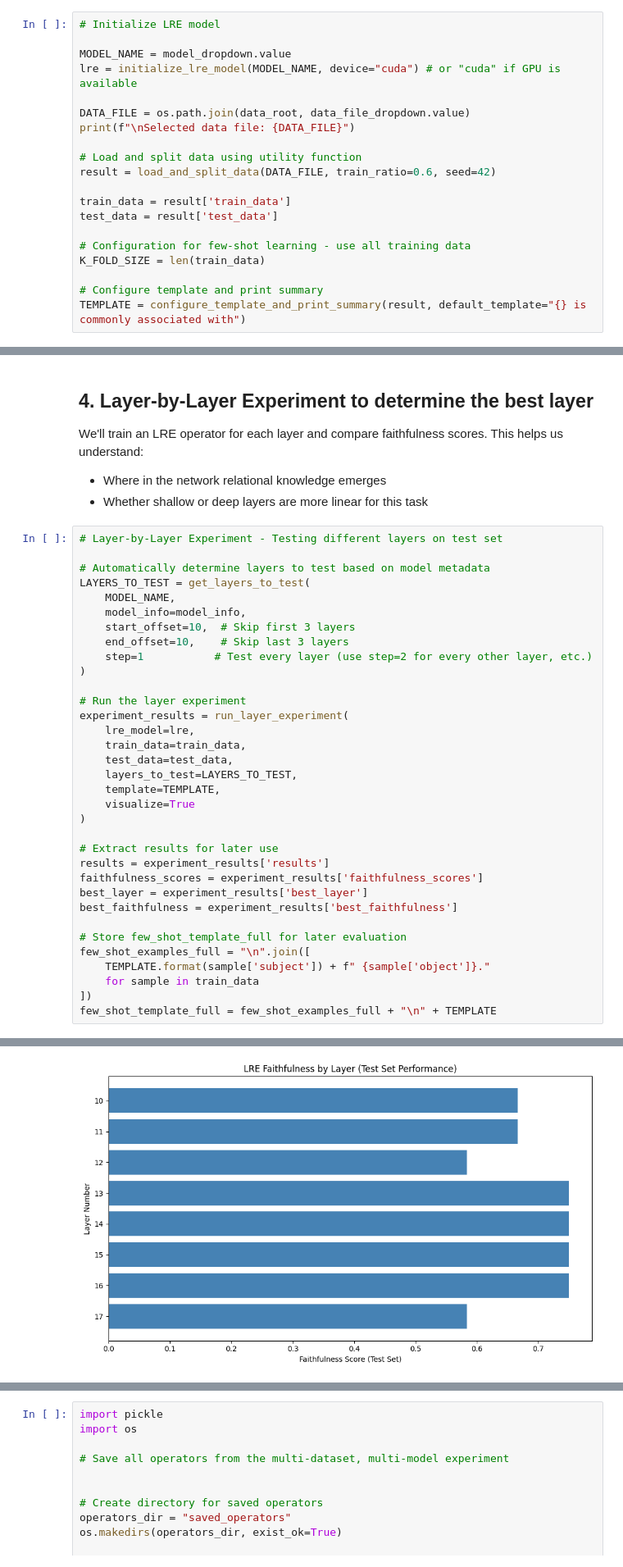
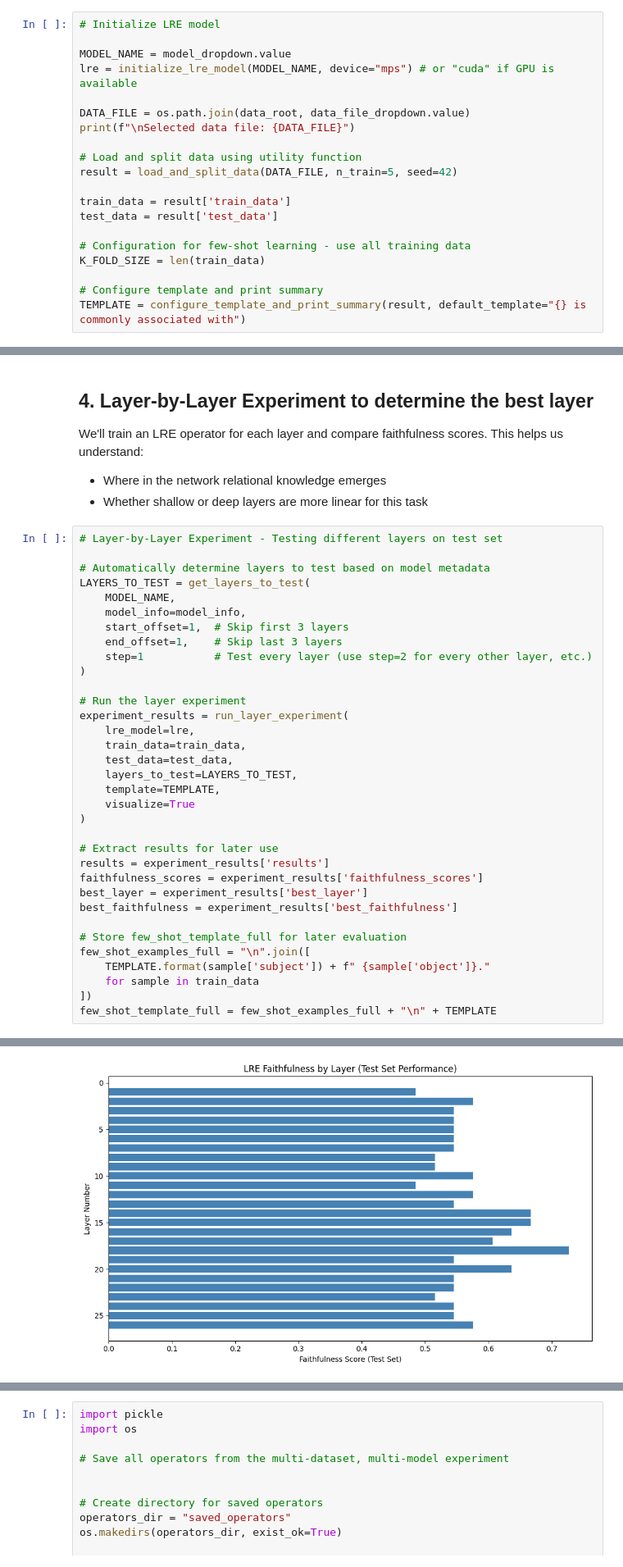
Before and after one commit to mathematicsofpaul/lre-experiment, a Jupyter notebook: lre-experiment-general-qwen3-0.6b copy 2.ipynb, the cells around one changed output, grey strips where cells are left out. Shown at 82% size. Cells and saved outputs as stored; diff of their text form.

```diff
--- a/lre-experiment-general-qwen3-0.6b copy 2.ipynb
+++ b/lre-experiment-general-qwen3-0.6b copy 2.ipynb
@@ -63,13 +71,13 @@ Dropdown(description='Model:', options=('Qwen/Qwen3-0.6B',), style=DescriptionSt
 # Initialize LRE model
 
 MODEL_NAME = model_dropdown.value
-lre = initialize_lre_model(MODEL_NAME, device="cuda") # or "cuda" if GPU is available
+lre = initialize_lre_model(MODEL_NAME, device="mps") # or "cuda" if GPU is available
 
 DATA_FILE = os.path.join(data_root, data_file_dropdown.value)
 print(f"\nSelected data file: {DATA_FILE}")
 
 # Load and split data using utility function
-result = load_and_split_data(DATA_FILE, train_ratio=0.6, seed=42)
+result = load_and_split_data(DATA_FILE, n_train=5, seed=42)
 
 train_data = result['train_data']
 test_data = result['test_data']
@@ -101,8 +110,8 @@ This helps us understand:
 LAYERS_TO_TEST = get_layers_to_test(
     MODEL_NAME,
     model_info=model_info,
-    start_offset=10,  # Skip first 3 layers
-    end_offset=10,    # Skip last 3 layers
+    start_offset=1,  # Skip first 3 layers
+    end_offset=1,    # Skip last 3 layers
     step=1           # Test every layer (use step=2 for every other layer, etc.)
 )
 
@@ -148,5 +157,5 @@ BEST LAYER: model.layers.13 with test faithfulness score: 0.7500
 ================================================================================
-[figure, old version]
+[figure, new version]
 ================================================================================
 LAYER COMPARISON SUMMARY (TEST SET)
 ================================================================================
```
Also changed, not shown: parts of 11 cells of this notebook, 3 other files.
